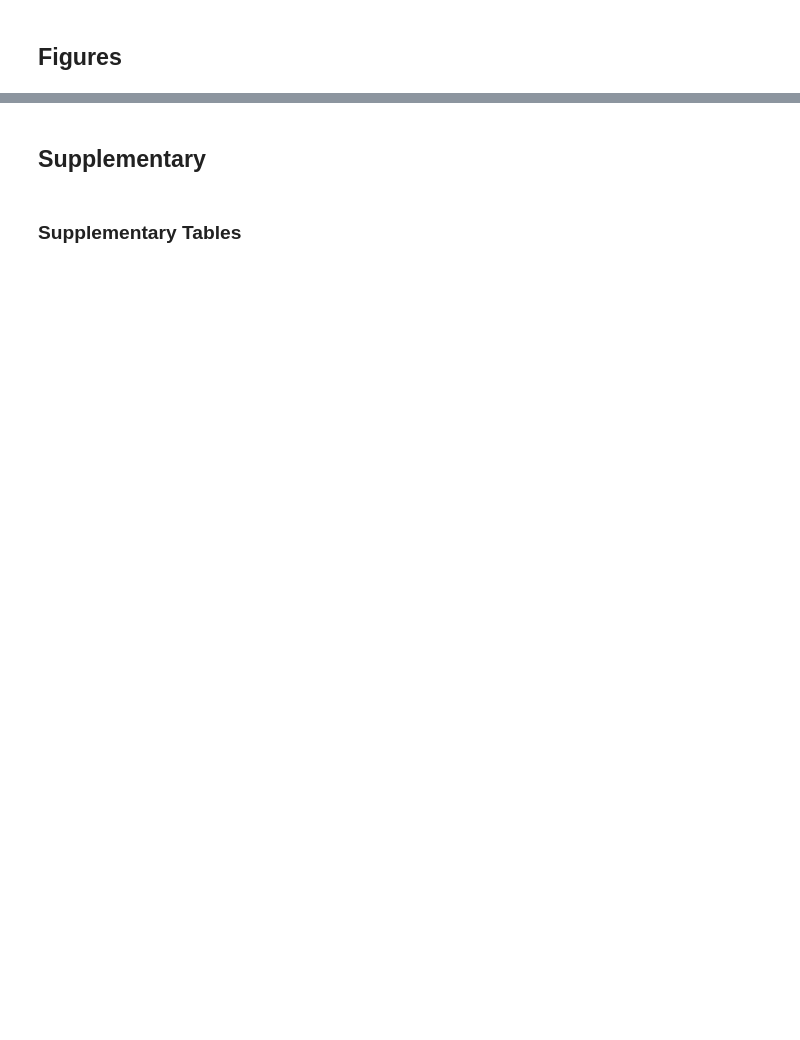
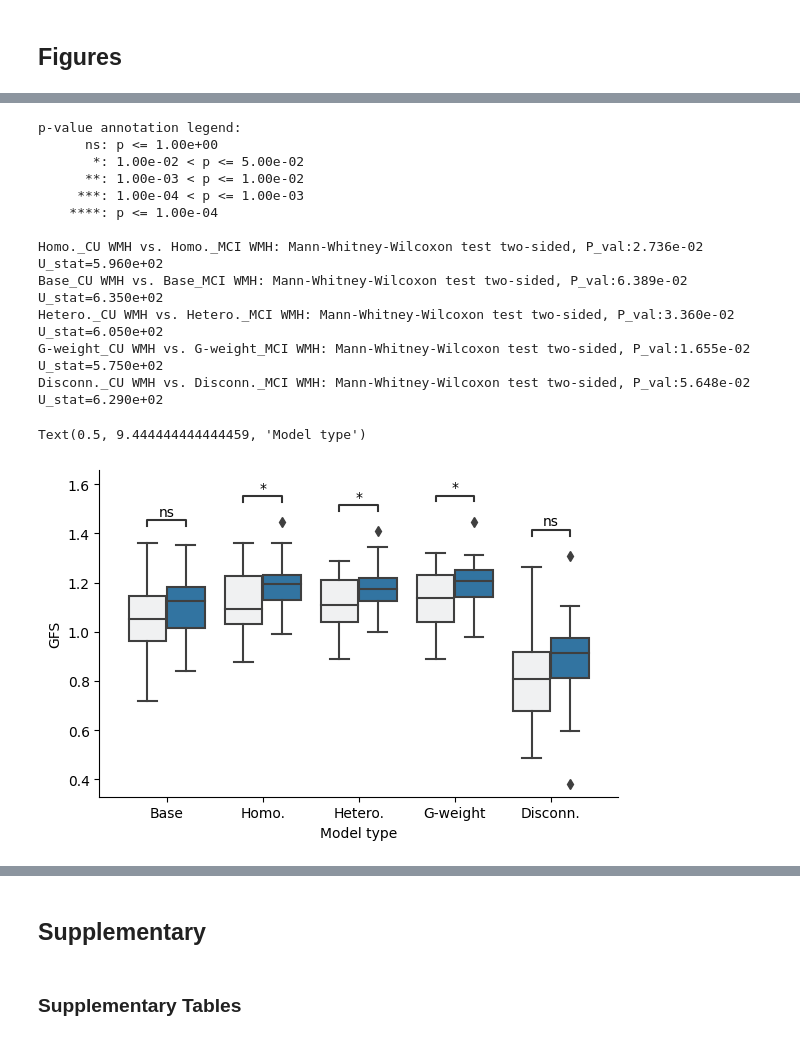
Before and after one commit to dani2442/TMS_in_AD, a Jupyter notebook: 03_modeling_neurolib/petTOAD_final_analysis.ipynb, the cells around one changed output, grey strips where cells are left out. Cells and saved outputs as stored; diff of their text form; code cells hidden in the pictures; blank space fills up the shorter version.

```diff
--- a/03_modeling_neurolib/petTOAD_final_analysis.ipynb
+++ b/03_modeling_neurolib/petTOAD_final_analysis.ipynb
@@ -1220,4 +1284,21 @@ fig.tight_layout()
 # %%
 plot_CN_mci_comparison("comp_score", df_max_boxplot_compare)
+plt.ylabel("GFS")
+plt.xlabel("Model type")
+# %% [output]
+p-value annotation legend:
+      ns: p <= 1.00e+00
+       *: 1.00e-02 < p <= 5.00e-02
+      **: 1.00e-03 < p <= 1.00e-02
+     ***: 1.00e-04 < p <= 1.00e-03
+    ****: p <= 1.00e-04
+
+Homo._CU WMH vs. Homo._MCI WMH: Mann-Whitney-Wilcoxon test two-sided, P_val:2.736e-02 U_stat=5.960e+02
+Base_CU WMH vs. Base_MCI WMH: Mann-Whitney-Wilcoxon test two-sided, P_val:6.389e-02 U_stat=6.350e+02
+Hetero._CU WMH vs. Hetero._MCI WMH: Mann-Whitney-Wilcoxon test two-sided, P_val:3.360e-02 U_stat=6.050e+02
+G-weight_CU WMH vs. G-weight_MCI WMH: Mann-Whitney-Wilcoxon test two-sided, P_val:1.655e-02 U_stat=5.750e+02
+Disconn._CU WMH vs. Disconn._MCI WMH: Mann-Whitney-Wilcoxon test two-sided, P_val:5.648e-02 U_stat=6.290e+02
+Text(0.5, 9.444444444444459, 'Model type')
+[figure, added]
 # %%
 plot_save_fig2(df_max_comp_score_a_cn_mmse, df_max_comp_score_a_mci_mmse, df_max_comp_score_G_cn_mmse, df_max_comp_score_G_mci_mmse) # run these
```
Also changed, not shown: parts of 10 cells of this notebook.
